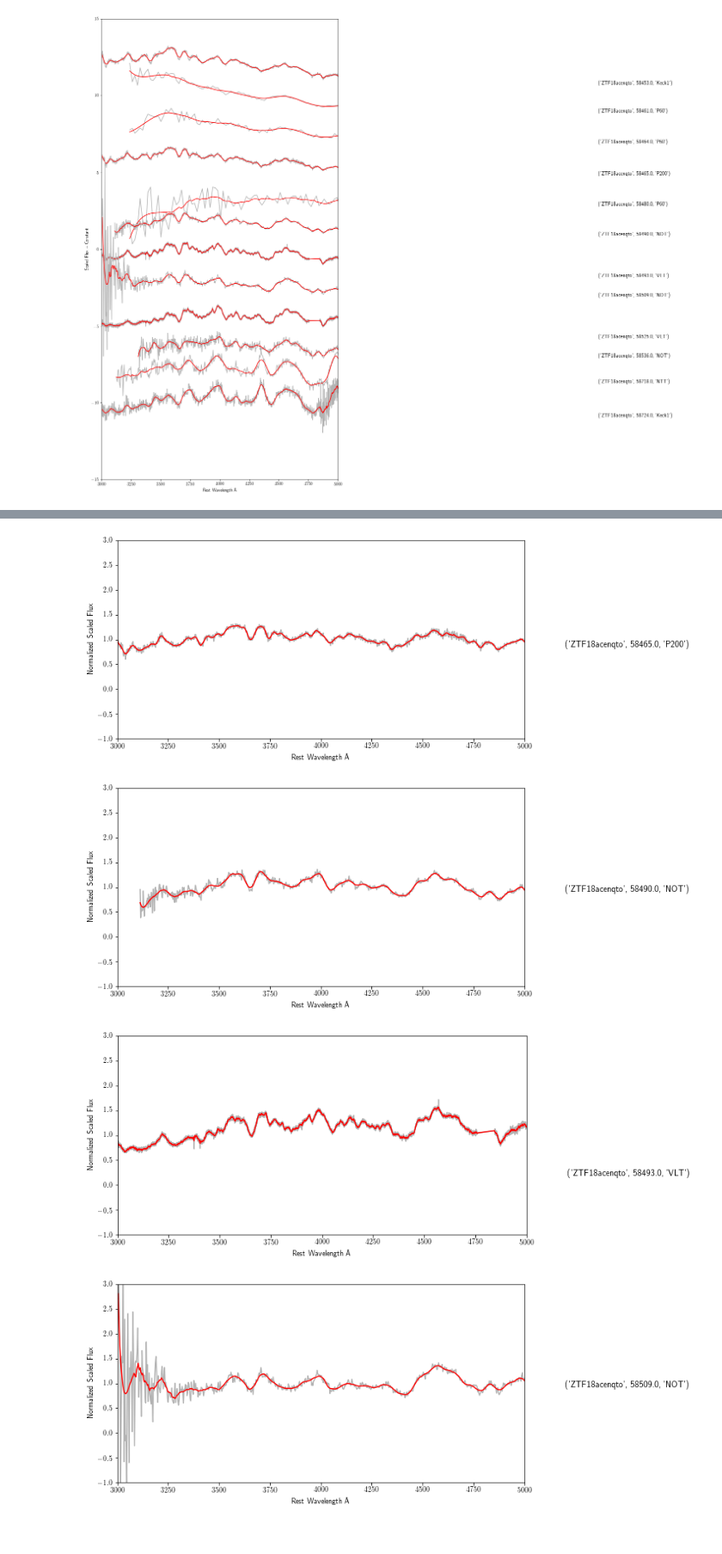
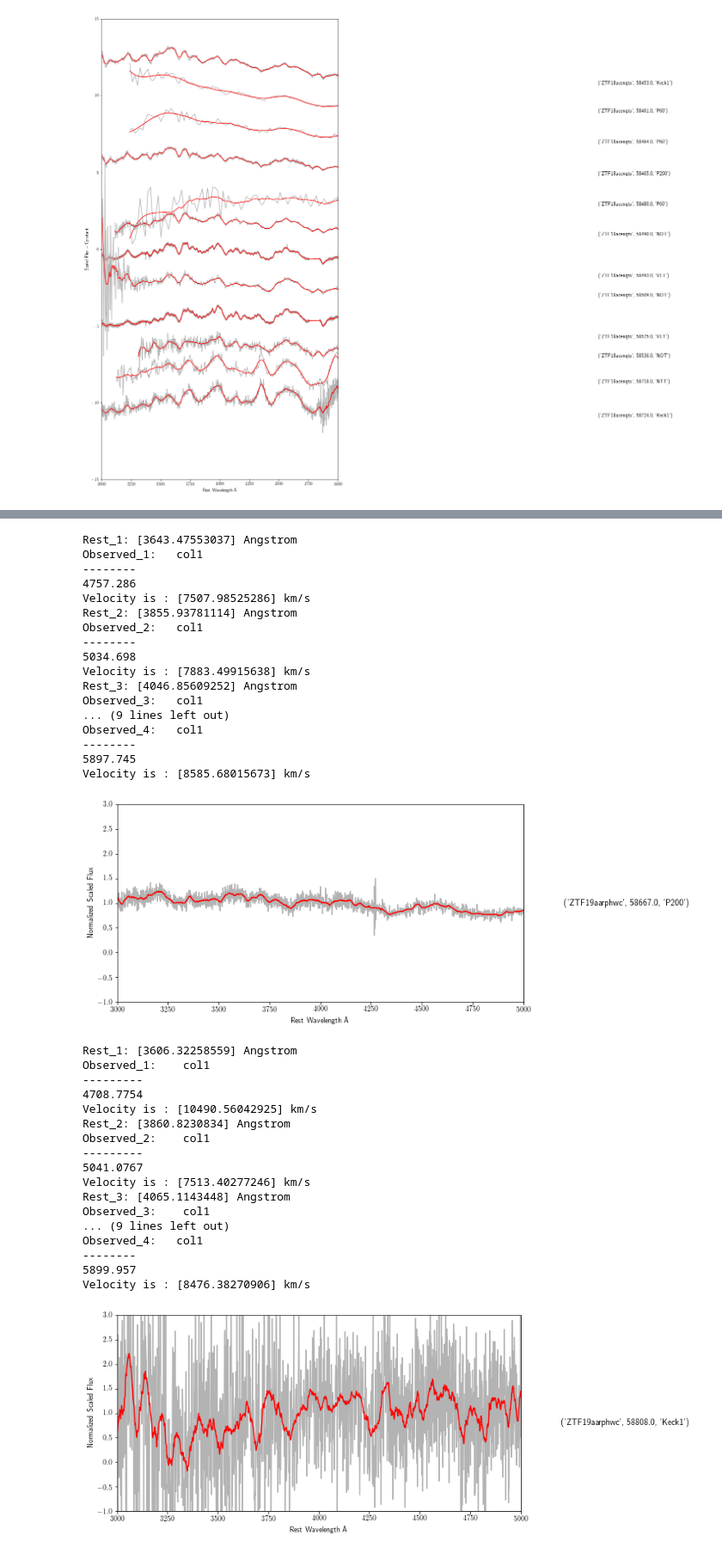
Before and after one commit to Aishwarya113/Superluminous, a Jupyter notebook: download_spectra.ipynb, the cells around one changed output, grey strips where cells are left out. Shown at 86% size. Drawn from its saved outputs; the diff is of its cells as text; code cells hidden in the pictures.

```diff
--- a/download_spectra.ipynb
+++ b/download_spectra.ipynb
@@ -437,7 +507,10 @@ text = []
 rest = []
 instrument = []
 
-for t in targets[1:2]: # Go through the list of ZTFnames in the ascii file
+name = "ZTF19aarphwc"
+
+for t in targets[3:4]: # Go through the list of ZTFnames in the ascii file
+
     print (t)
 
     directory = glob.glob("data/new/%s/spectra/*.ascii"%t) #where the spectra are stored
@@ -536,4 +625,36 @@ ZTF18acenqto
+Rest_1: [3643.47553037] Angstrom
+Observed_1:   col1
+--------
+4757.286
+Velocity is : [7507.98525286] km/s
+Rest_2: [3855.93781114] Angstrom
+Observed_2:   col1
+--------
+5034.698
+Velocity is : [7883.49915638] km/s
+Rest_3: [4046.85609252] Angstrom
+Observed_3:   col1
+... (9 lines left out)
+Observed_4:   col1
+--------
+5897.745
+Velocity is : [8585.68015673] km/s
-[figure, old version]
+[figure, new version]
+Rest_1: [3606.32258559] Angstrom
+Observed_1:    col1
+---------
+4708.7754
+Velocity is : [10490.56042925] km/s
+Rest_2: [3860.8230834] Angstrom
+Observed_2:    col1
+---------
+5041.0767
+Velocity is : [7513.40277246] km/s
+Rest_3: [4065.1143448] Angstrom
+Observed_3:    col1
+... (9 lines left out)
+Observed_4:   col1
+--------
+5899.957
+Velocity is : [8476.38270906] km/s
-[figure, old version]
+[figure, new version]
-[figure, removed]
-[figure, removed]
```
Also changed, not shown: parts of 4 cells of this notebook.
